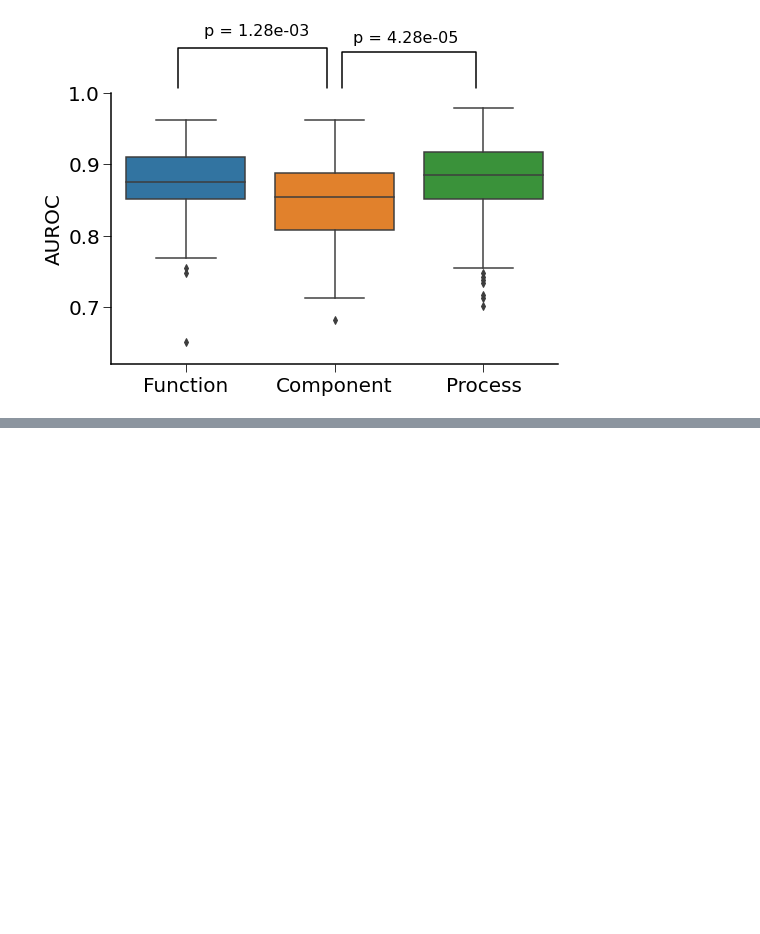
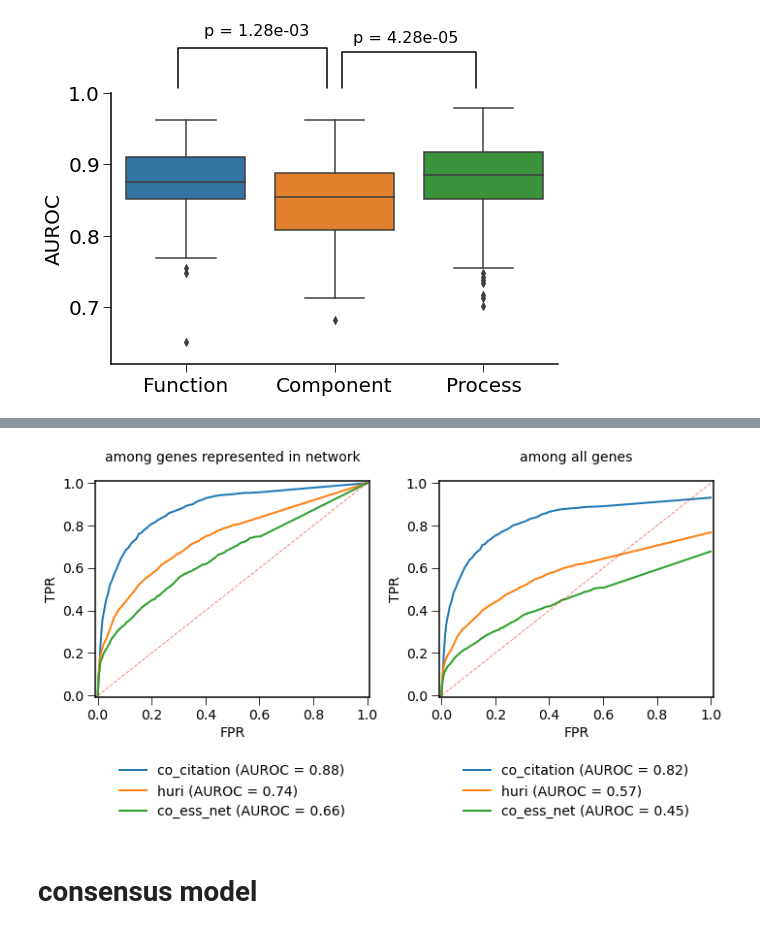
Before and after one commit to tulachin/gene_literature_network, a Jupyter notebook: group_pred.ipynb, the cells around one changed output, grey strips where cells are left out. Cells and saved outputs as stored; diff of their text form; code cells hidden in the pictures; blank space fills up the shorter version.

```diff
--- a/group_pred.ipynb
+++ b/group_pred.ipynb
@@ -391,0 +547,4 @@ label_diff(0,1,'p=0.0370',[0,1,2],[1,1,1])
+# %%
+%%time
+edge_df = huri_df[['source_ncbi', 'target_ncbi']].dropna()
+huri_net = nx.from_edgelist(edge_df.values)
@@ -391,0 +612,6 @@ label_diff(0,1,'p=0.0370',[0,1,2],[1,1,1])
+# %%
+result_dict['huri'] = {'result_df':result_df.copy(),
+                              'roc_tpr':roc_tpr,
+                              'roc_fpr':roc_fpr,
+                              'auroc':auroc,
+                              'network_ontology_size':size_of_pn, 'true_ontology_size':len(pn)}
@@ -391,0 +634,4 @@ label_diff(0,1,'p=0.0370',[0,1,2],[1,1,1])
+# %%
+%%time
+edge_df = co_ess_df[['source', 'target']].dropna()
+co_ess_net = nx.from_edgelist(edge_df.values)
@@ -391,0 +699,6 @@ label_diff(0,1,'p=0.0370',[0,1,2],[1,1,1])
+# %%
+result_dict['co_ess_net'] = {'result_df':result_df.copy(),
+                              'roc_tpr':roc_tpr,
+                              'roc_fpr':roc_fpr,
+                              'auroc':auroc,
+                              'network_ontology_size':size_of_pn, 'true_ontology_size':len(pn)}
@@ -391,0 +725,43 @@ label_diff(0,1,'p=0.0370',[0,1,2],[1,1,1])
+# %%
+pad = 0.01
+fig, axes = plt.subplots(nrows=1, ncols=2, figsize=(10,6))
+
+ax = axes[0]
+
+for network in ['co_citation', 'huri', 'co_ess_net']:
+    result = result_dict.get(network)
+    ax.plot(result.get('roc_fpr'),
+            result.get('roc_tpr'), linewidth=2, label=network + " (AUROC = {:.2f})".format(result.get('auroc')))
+    #*result.get('network_ontology_size')/result.get('true_ontology_size')
+
+ax.set_title('among genes represented in network', fontsize=14, pad=20)
+ax = axes[1]
+
+for network in ['co_citation', 'huri', 'co_ess_net']:
+    result = result_dict.get(network)
+    frac = result.get('network_ontology_size')/result.get('true_ontology_size')
+    ax.plot(result.get('roc_fpr'),
+            result.get('roc_tpr')*frac, linewidth=2, label=network + " (AUROC = {:.2f})".format(result.get('auroc')*frac))
+
+ax.set_title('among all genes', fontsize=14, pad=20)
+
+for ax in axes:
+    ax.plot([0,1], [0,1], linewidth=1, alpha=0.5, color='r', linestyle='dashed')
+    ax.legend(fontsize=14, frameon=False, loc='upper center', bbox_to_anchor=(0.5,-0.25))
+    ax.set_xlim([0-pad,1+pad])
+    ax.set_ylim([0-pad,1+pad])
+    ax.set_ylabel('TPR', fontsize=14)
+    ax.set_xlabel('FPR', fontsize=14)
+    ax.tick_params(axis='both', labelsize=14)
+    ax.tick_params(which='minor', length=4)
+    ax.tick_params(which='major', length=8)
+    #ax.grid()
+    for pos in ['bottom', 'left', 'top', 'right']:
+        ax.spines[pos].set_linewidth(1.5)
+        ax.spines[pos].set_color('k')
+
+fig.tight_layout()
+# %% [output]
+[figure, added]
+# %% [markdown]
+# consensus model
```
Also changed, not shown: parts of 39 cells of this notebook, 2 other files.
